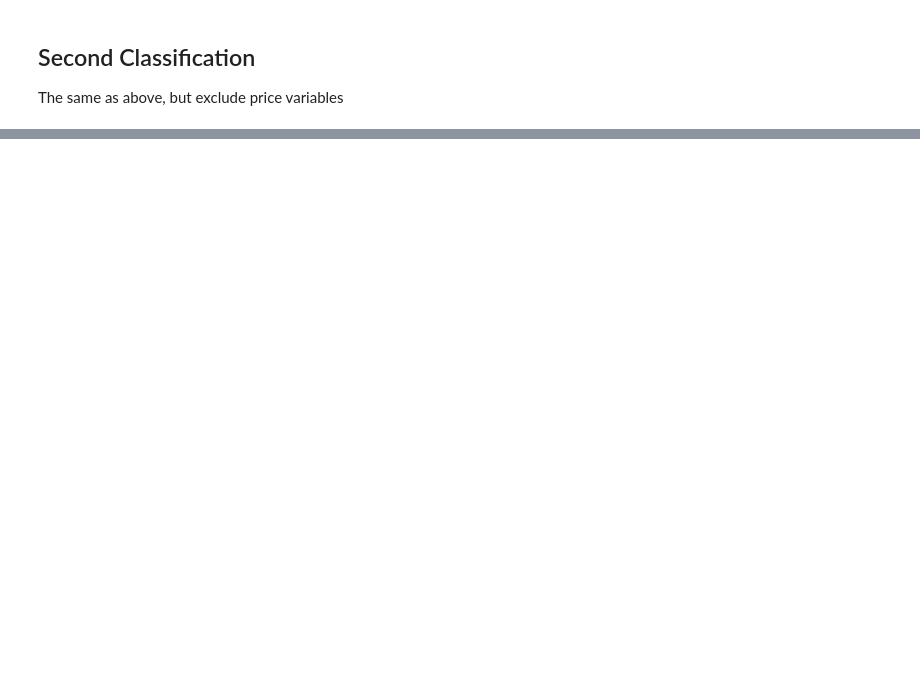
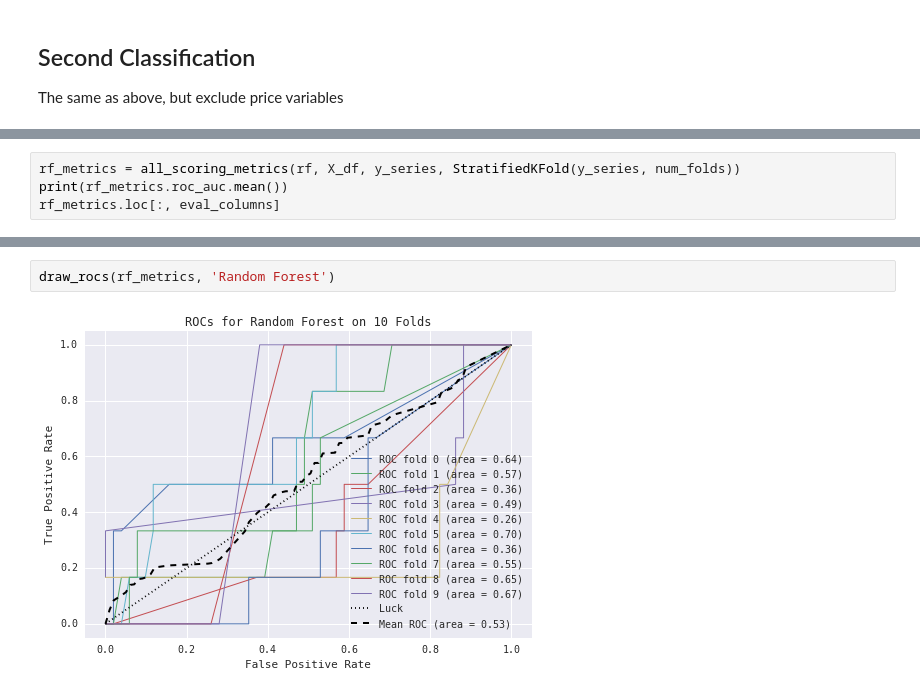
Before and after one commit to giantoak/201604_memex_qpr, a Jupyter notebook: notebooks/go_notebooks/Make Jeff Classifier.ipynb, the cells around one changed output, grey strips where cells are left out. Saved outputs shown, nothing was run; the diff lists cells and outputs as text; blank space fills up the shorter version.

```diff
--- a/notebooks/go_notebooks/Make Jeff Classifier.ipynb
+++ b/notebooks/go_notebooks/Make Jeff Classifier.ipynb
@@ -251,0 +285,4 @@ draw_rocs(rf_metrics, 'Random Forest')
+# %%
+rf_metrics = all_scoring_metrics(rf, X_df, y_series, StratifiedKFold(y_series, num_folds))
+print(rf_metrics.roc_auc.mean())
+rf_metrics.loc[:, eval_columns]
@@ -251,0 +302,4 @@ draw_rocs(rf_metrics, 'Random Forest')
+# %%
+draw_rocs(rf_metrics, 'Random Forest')
+# %% [output]
+[figure, added]
```
Also changed, not shown: parts of 20 cells of this notebook, 1 other file.
